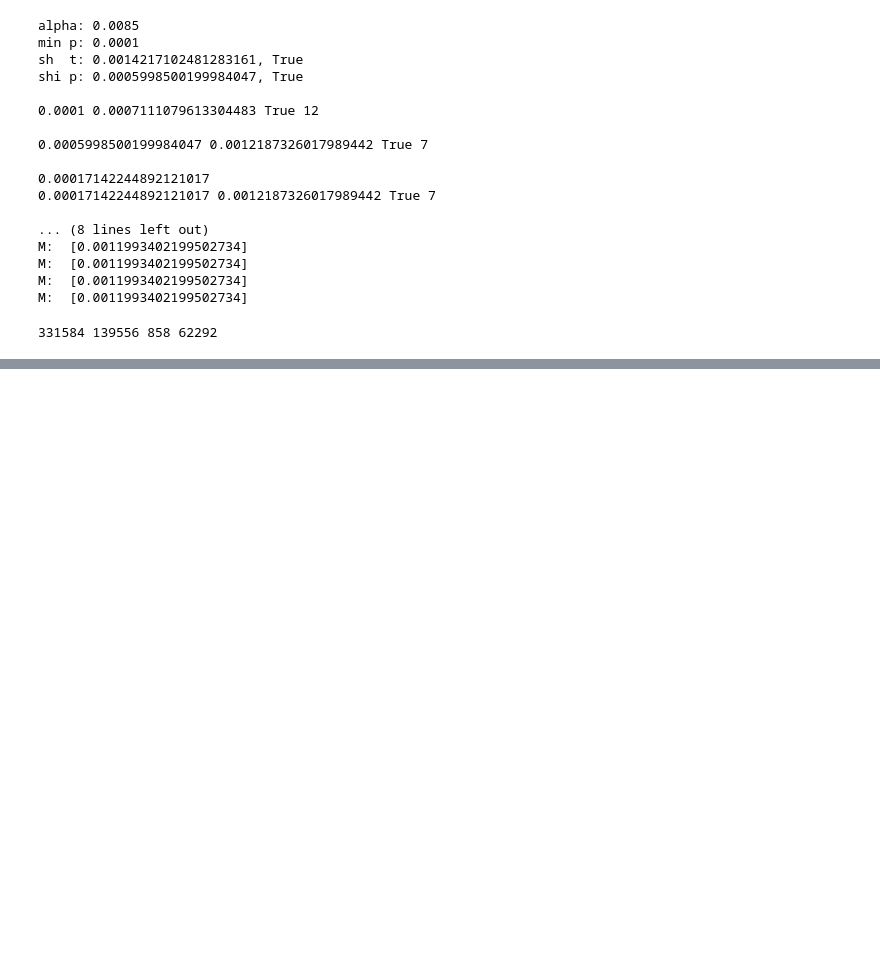
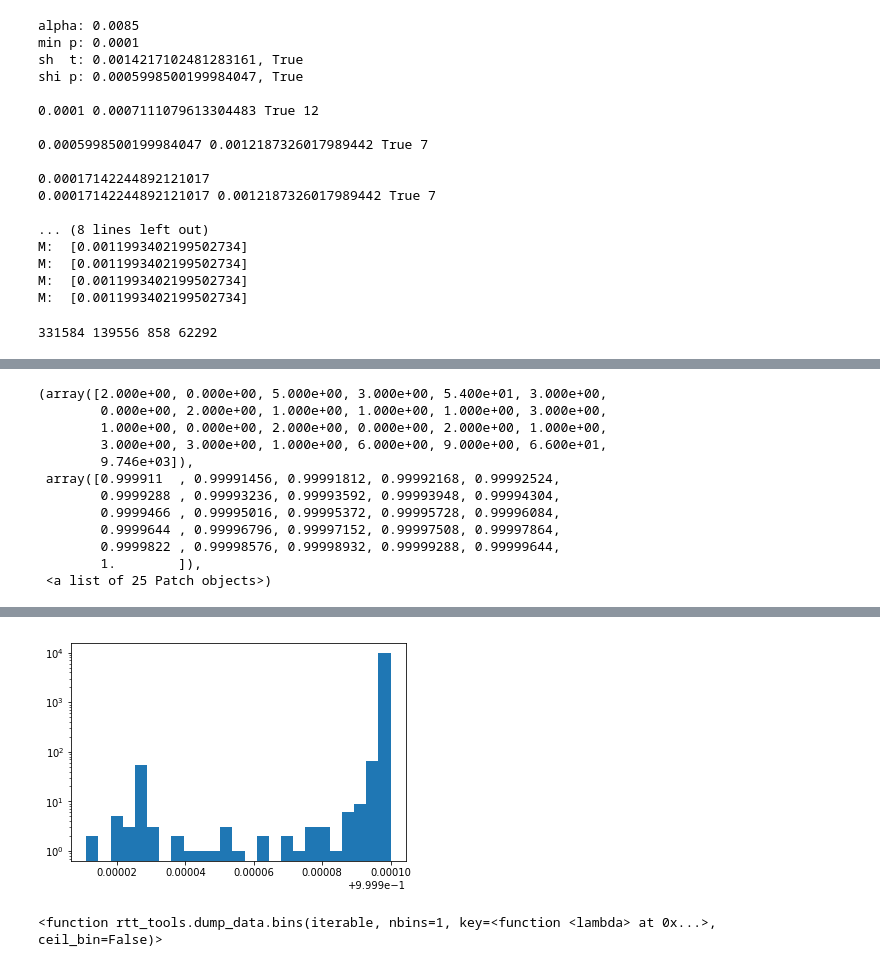
Before and after one commit to rozsa117/rtt-processor, a Jupyter notebook: proc2.ipynb, the cells around one changed output, grey strips where cells are left out. Drawn from its saved outputs; the diff is of its cells as text; code cells hidden in the pictures; blank space fills up the shorter version.

```diff
--- a/proc2.ipynb
+++ b/proc2.ipynb
@@ -949,6 +953,7 @@ for tt in loader.tests.values():
 sys_grouper = lambda x: (x.size, x.meth, x.fnc_name, x.fnc_round)
 exps_sys = sorted(exps, key=lambda x: sys_grouper(x.exp_info))
 
+all_pvals = []
 tests_to_use = tests_mult
 tests_sys = collections.defaultdict(lambda: collections.defaultdict(lambda: list))
 for ti, tt in enumerate(tests_to_use):
@@ -958,7 +963,11 @@ for ti, tt in enumerate(tests_to_use):
 
     # Group by the experiments with same size-meth-fnc-round
     for k, g in itertools.groupby(cur, key=lambda x: sys_grouper(exps[x[0]].exp_info)):
+        g = list(g)
         ckey = '|'.join([str(x) for x in k])
-        tests_sys[tt][ckey] = [x[1] for x in list(g)]
+        tests_sys[tt][ckey] = [x[1] for x in g]
+        for l1 in [x[1] for x in g]:
+            for l2 in l1:
+                all_pvals.append(l2[0])
 
-json.dump(tests_sys, open('syso-secmargin-pvals-ex10.json', 'w+'), indent=2)
+json.dump(tests_sys, open('syso-secmargin-pvals-ex-10-11-12.json', 'w+'), indent=2)
@@ -964,0 +998,15 @@ json.dump(tests_sys, open('syso-secmargin-pvals-ex10.json', 'w+'), indent=2)
+# %%
+plt.hist([x for x in all_pvals if x > 0.9999], bins=25, log=True)
+# %% [output]
+(array([2.000e+00, 0.000e+00, 5.000e+00, 3.000e+00, 5.400e+01, 3.000e+00,
+        0.000e+00, 2.000e+00, 1.000e+00, 1.000e+00, 1.000e+00, 3.000e+00,
+        1.000e+00, 0.000e+00, 2.000e+00, 0.000e+00, 2.000e+00, 1.000e+00,
+        3.000e+00, 3.000e+00, 1.000e+00, 6.000e+00, 9.000e+00, 6.600e+01,
+        9.746e+03]),
+ array([0.999911  , 0.99991456, 0.99991812, 0.99992168, 0.99992524,
+        0.9999288 , 0.99993236, 0.99993592, 0.99993948, 0.99994304,
+        0.9999466 , 0.99995016, 0.99995372, 0.99995728, 0.99996084,
+        0.9999644 , 0.99996796, 0.99997152, 0.99997508, 0.99997864,
+        0.9999822 , 0.99998576, 0.99998932, 0.99999288, 0.99999644,
+        1.        ]),
+ <a list of 25 Patch objects>)
@@ -965,3 +1030,8 @@ json.dump(tests_sys, open('syso-secmargin-pvals-ex10.json', 'w+'), indent=2)
+[figure, added]
+# %%
+bins
+# %% [output]
+<function rtt_tools.dump_data.bins(iterable, nbins=1, key=<function <lambda> at 0x...>, ceil_bin=False)>
 # %%
 print('='*80)
 print('Test config vars:')
```
Also changed, not shown: parts of 26 cells of this notebook, 2 other files.
